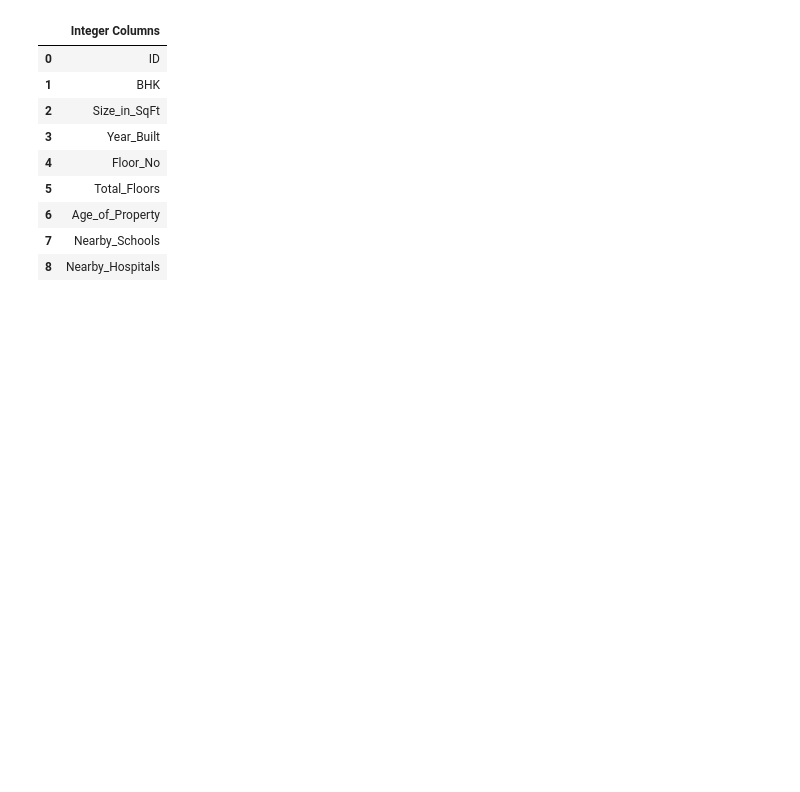
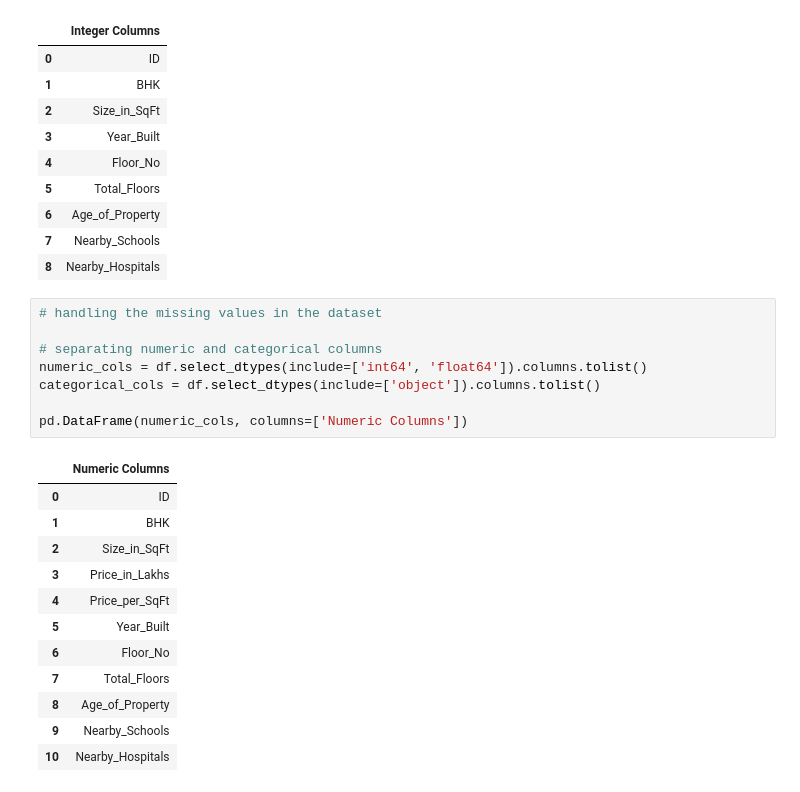
Before and after one commit to shabbu8111999/Real_Estate_Investment_Advisor_Using_ML_Streamlit, a Jupyter notebook: project_jupyter_file/real_estate_project.ipynb, the cells around one changed output. Drawn from its saved outputs; the diff is of its cells as text; blank space fills up the shorter version.

```diff
--- a/project_jupyter_file/real_estate_project.ipynb
+++ b/project_jupyter_file/real_estate_project.ipynb
@@ -230,3 +230,24 @@ pd.DataFrame(int_cols, columns=['Integer Columns'])
 | 6 | Age_of_Property |
 | 7 | Nearby_Schools |
 | 8 | Nearby_Hospitals |
+# %%
+# handling the missing values in the dataset
+
+# separating numeric and categorical columns
+numeric_cols = df.select_dtypes(include=['int64', 'float64']).columns.tolist()
+categorical_cols = df.select_dtypes(include=['object']).columns.tolist()
+
+pd.DataFrame(numeric_cols, columns=['Numeric Columns'])
+# %% [output]
+|  | Numeric Columns |
+| 0 | ID |
+| 1 | BHK |
+| 2 | Size_in_SqFt |
+| 3 | Price_in_Lakhs |
+| 4 | Price_per_SqFt |
+| 5 | Year_Built |
+| 6 | Floor_No |
+| 7 | Total_Floors |
+| 8 | Age_of_Property |
+| 9 | Nearby_Schools |
+| 10 | Nearby_Hospitals |
```
Also changed, not shown: parts of 7 cells of this notebook.
